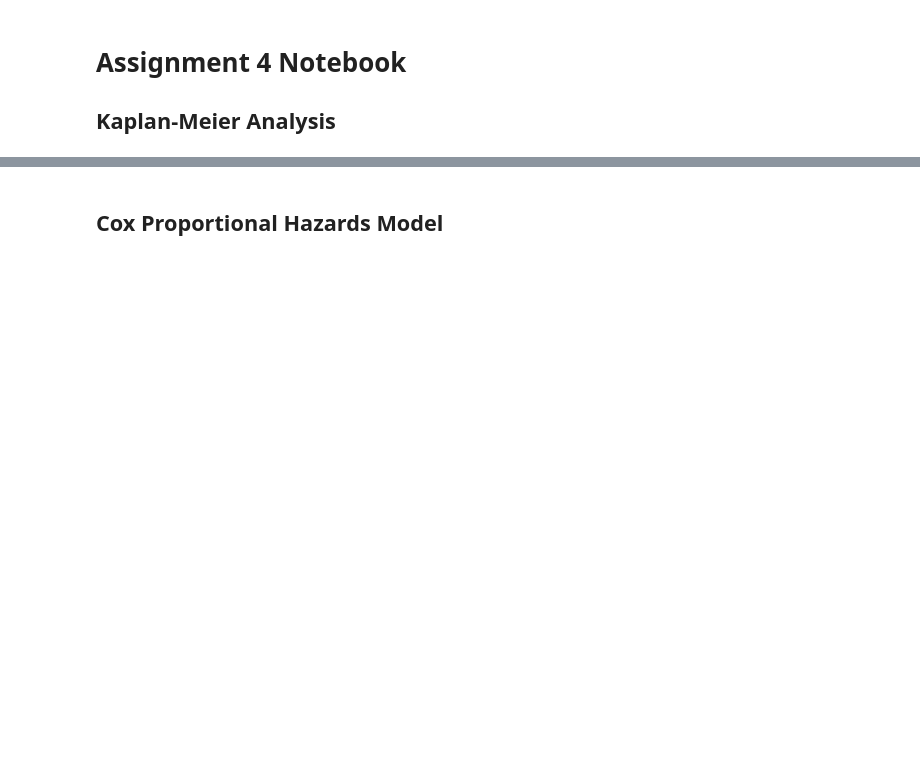
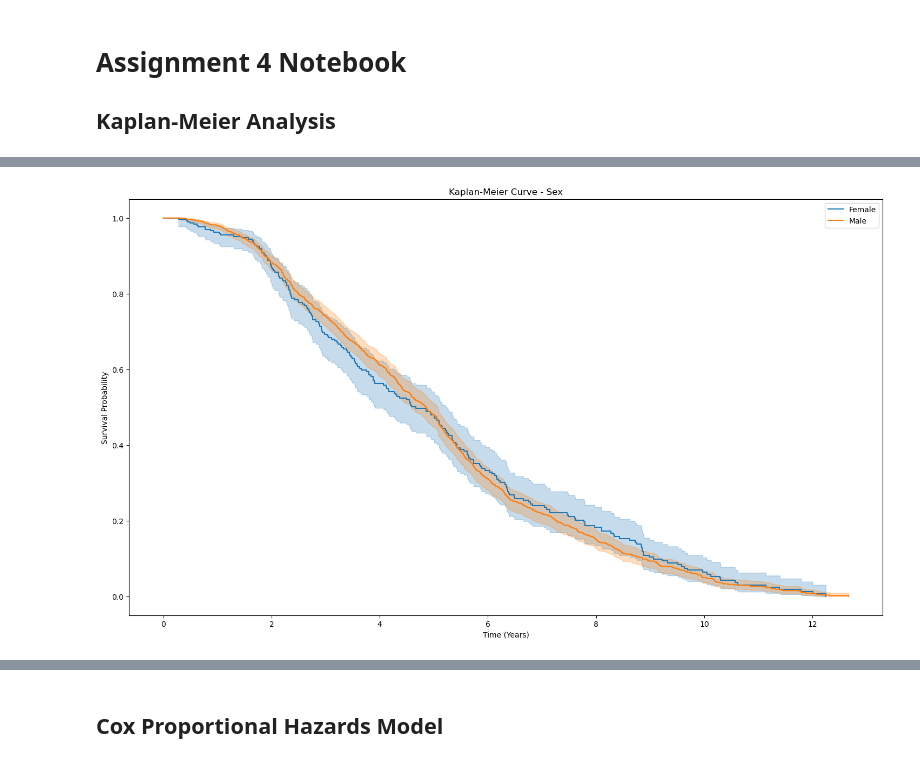
Before and after one commit to elhajn/BINF5507-Materials, a Jupyter notebook: Assignment4/Scripts/main.ipynb, the cells around one changed output, grey strips where cells are left out. Cells and saved outputs as stored; diff of their text form; code cells hidden in the pictures; blank space fills up the shorter version.

```diff
--- a/Assignment4/Scripts/main.ipynb
+++ b/Assignment4/Scripts/main.ipynb
@@ -6,18 +6,17 @@ import pandas as pd
 import numpy as np
 import matplotlib.pyplot as plt
 from lifelines import KaplanMeierFitter
+from lifelines.statistics import logrank_test, multivariate_logrank_test
 
 # import data
 data = pd.read_excel("../Data/RADCURE_Clinical_v04_20241219.xlsx")
 
-# clean data
-clean_data = data.copy()
-missing_data = clean_data.isnull().sum() / len(clean_data) # calculate ratio of missing values per column
+# clean and preprocess data
+missing_data = data.isnull().sum() / len(data) # calculate ratio of missing values per column
 
 drop_cols = missing_data[missing_data > 0.6].index # create an index of columns that exceed threshold
-clean_data.drop(drop_cols,
-                axis = 1,
-                inplace = True) # remove qualifying columns
+clean_data = data.drop(drop_cols,
+                       axis = 1) # remove qualifying columns
 
 clean_data.dropna(inplace = True)
 
@@ -30,20 +29,82 @@ relevant_data = clean_data[["Age",
                            "Status",
                            "Length FU"]]
 
-for col in relevant_data.select_dtypes(include = [np.object_]).columns:
-    relevant_data[col].replace(relevant_data[col].unique(),
-                            range(0, len(relevant_data[col].unique())),
-                            inplace = True)
-    relevant_data[col].astype(int)
+relevant_data['Status'].replace(["Dead", "Alive"],
+                                [0, 1],
+                                inplace = True)
+
+
+# group1: sex
+sex_female = relevant_data[relevant_data['Sex'] == 'Female']
+sex_male = relevant_data[relevant_data['Sex'] == 'Male']
 
 # fit KME
-kmf = KaplanMeierFitter()
-kmf.fit(relevant_data['Length FU'],
-        event_observed = relevant_data['Status'])
+kmf_female = KaplanMeierFitter()
+kmf_male = KaplanMeierFitter()
+
+kmf_female.fit(sex_female['Length FU'],
+               event_observed = sex_female['Status'],
+               label = 'Female')
+kmf_male.fit(sex_male['Length FU'],
+               event_observed = sex_male['Status'],
+               label = 'Male')
 
 # Plot the Kaplan-Meier curve
-kmf.plot_survival_function()
-plt.title('Kaplan-Meier Curve')
+plt.figure(figsize = (18, 10))
+kmf_female.plot_survival_function()
+kmf_male.plot_survival_function()
+plt.title('Kaplan-Meier Curve - Sex')
 plt.xlabel('Time (Years)')
 plt.ylabel('Survival Probability')
 plt.show()
+
+# perform log-rank test
+lrt_sex = logrank_test(sex_female['Length FU'],
+                       sex_male['Length FU'],
+                       sex_female['Status'],
+                       sex_male['Status'])
+lrt_sex.print_summary()
+
+# group2: smoking status
+# print(clean_data['Smoking Status'].unique()) # 'Ex-smoker' 'Non-smoker' 'Current' 'unknown'
+ss_ex = relevant_data[relevant_data['Smoking Status'] == 'Ex-smoker']
+ss_non = relevant_data[relevant_data['Smoking Status'] == 'Non-smoker']
+ss_current = relevant_data[relevant_data['Smoking Status'] == 'Current']
+ss_unknown = relevant_data[relevant_data['Smoking Status'] == 'unknown']
+
+# fit KME
+kmf_ex = KaplanMeierFitter()
+kmf_non = KaplanMeierFitter()
+kmf_current = KaplanMeierFitter()
+kmf_unknown = KaplanMeierFitter()
+
+kmf_ex.fit(ss_ex['Length FU'],
+               event_observed = ss_ex['Status'],
+               label = 'Ex-smoker')
+kmf_non.fit(ss_non['Length FU'],
+               event_observed = ss_non['Status'],
+               label = 'Non-smoker')
+kmf_current.fit(ss_current['Length FU'],
+               event_observed = ss_current['Status'],
+               label = 'Current')
+kmf_unknown.fit(ss_unknown['Length FU'],
+               event_observed = ss_unknown['Status'],
+               label = 'Unknown')
+
+# Plot the Kaplan-Meier curve
+plt.figure(figsize = (18, 10))
+kmf_ex.plot_survival_function()
+kmf_non.plot_survival_function()
+kmf_current.plot_survival_function()
+kmf_unknown.plot_survival_function()
+plt.title('Kaplan-Meier Curve - Sex')
+plt.xlabel('Time (Years)')
+plt.ylabel('Survival Probability')
+plt.show()
+
+# perform log-rank test
+lrt_ss = multivariate_logrank_test(relevant_data['Length FU'],
+                                   relevant_data['Smoking Status'],
+                                   relevant_data['Status'])
+lrt_ss.print_summary()
+# %% [output]
@@ -49,0 +121 @@ plt.show()
+[figure, added]
```
Also changed, not shown: parts of 3 cells of this notebook.
